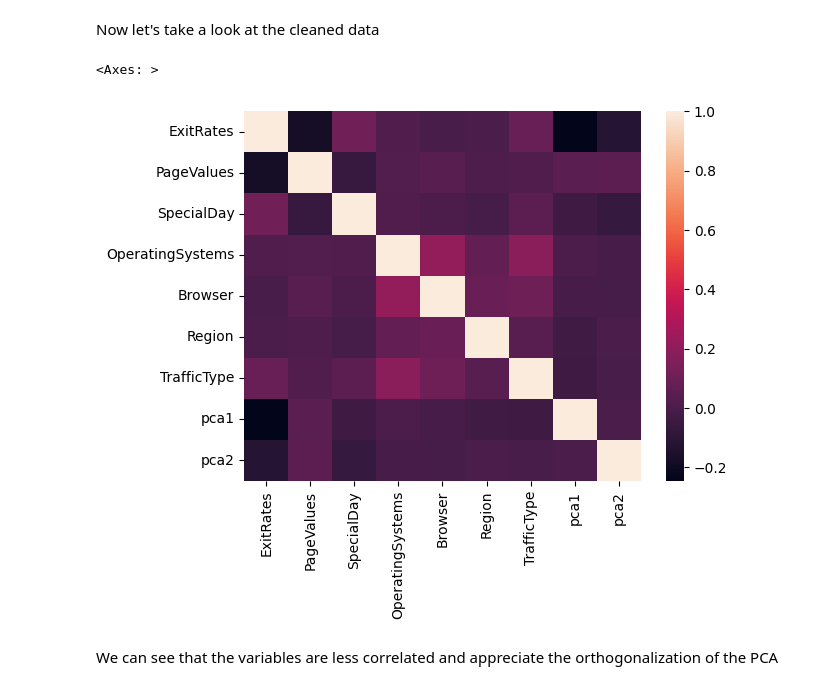
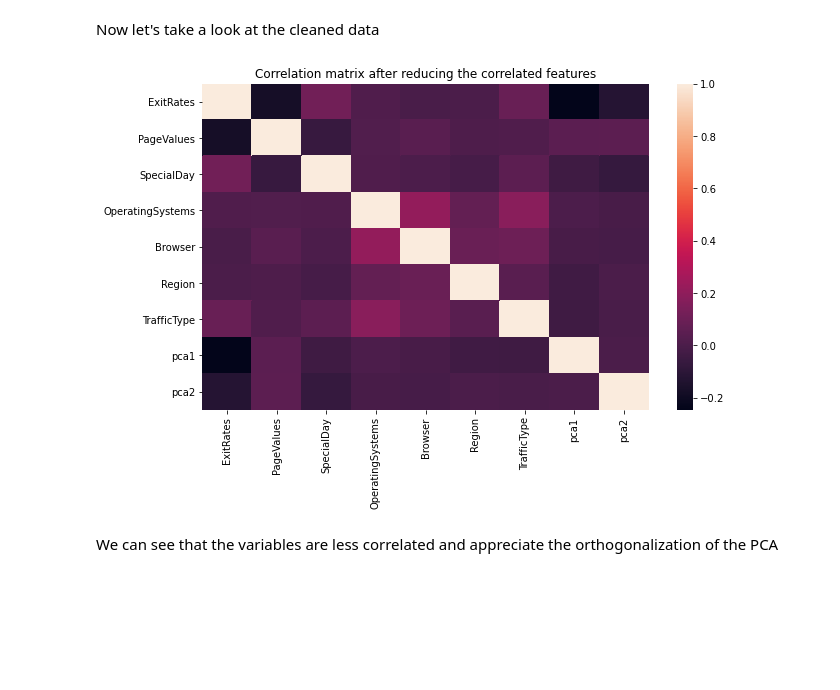
Before and after one commit to Saru99034/Python-Project-A4-DIA, a Jupyter notebook: Python Project Sarujan DENSON - Ahmed MAALOUL - Martin PUJOL.ipynb, the cells around one changed output. Drawn from its saved outputs; the diff is of its cells as text; code cells hidden in the pictures; blank space fills up the shorter version.

```diff
--- a/Python Project Sarujan DENSON - Ahmed MAALOUL - Martin PUJOL.ipynb
+++ b/Python Project Sarujan DENSON - Ahmed MAALOUL - Martin PUJOL.ipynb
@@ -155,11 +157,13 @@ cleaned_dataset['pca2'] = reduced_variable[:,1]
 target = dataset['Revenue'].astype(int)
 # %% [markdown]
 Now let's take a look at the cleaned data
-# %%
-sb.heatmap(cleaned_dataset.corr())
-# %% [output]
-<Axes: >
-[figure, removed]
+# %%
+plt.figure(figsize=(10,6))
+sb.heatmap(cleaned_dataset.corr())
+plt.title('Correlation matrix after reducing the correlated features')
+plt.show()
+# %% [output]
+[figure, added]
 # %% [markdown]
 We can see that the variables are less correlated and appreciate the orthogonalization of the PCA
 # %%
```
Also changed, not shown: parts of 17 cells of this notebook.
